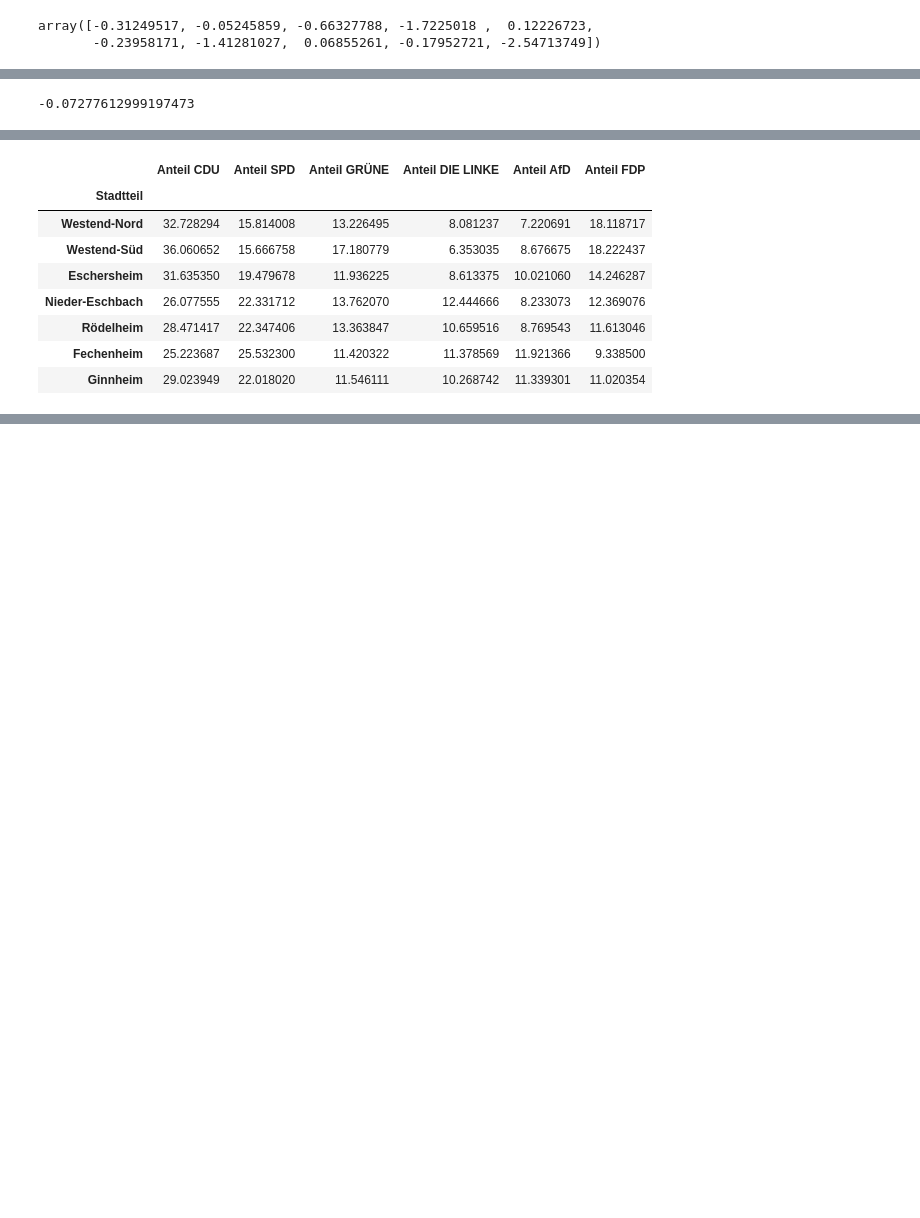
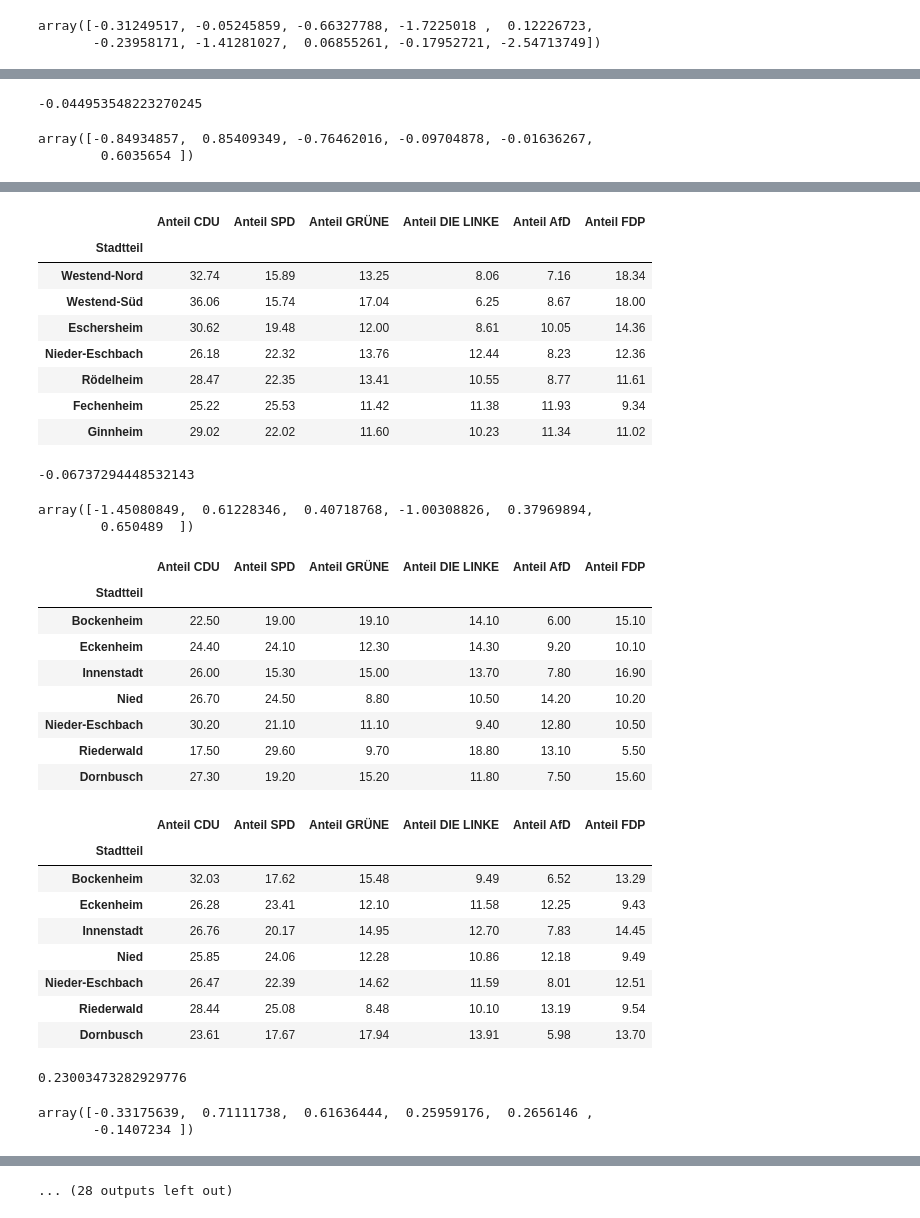
Before and after one commit to 5yntek/DataScienceProject, a Jupyter notebook: project_patrick.ipynb, the cells around one changed output, grey strips where cells are left out. Saved outputs shown, nothing was run; the diff lists cells and outputs as text; code cells hidden in the pictures; blank space fills up the shorter version.

```diff
--- a/project_patrick.ipynb
+++ b/project_patrick.ipynb
@@ -343,18 +343,30 @@ array([-0.31249517, -0.05245859, -0.66327788, -1.7225018 ,  0.12226723,
 from copy import deepcopy
 from sklearn.model_selection import train_test_split
 from numpy.random import RandomState
+from sklearn.metrics import r2_score
+def custom_cross_val_score(regressor, X, y, test_size=0.15, seed=1, repeats=1, scorer=None):
+    if scorer == None:
+         scorer = (lambda y_test, y_pred : r2_score(y_test,
+                                                    y_pred,
+                                                    sample_weight=None,
+                                                    multioutput='uniform_average'))
 
-def custom_cross_val_score(regressor, X, y, test_size=0.15, seed=1, repeats=1):
     random_state = RandomState(seed)
     for i in range (repeats):
         X_train, X_test, y_train, y_test = train_test_split(X, y, test_size=test_size, random_state=random_state)
         current_reg = deepcopy(regressor)
         current_reg.fit(X_train,y_train)
-        cur_df = pd.DataFrame(index=y_test.index,columns=list(y_test),data=current_reg.predict(X_test))
-        yield(current_reg.score(X_test,y_test),y_test,cur_df)
+        y_pred = current_reg.predict(X_test)
+        cur_df = pd.DataFrame(index=y_test.index,columns=list(y_test),data=y_pred)
+        score = scorer(y_test, y_pred)
+        yield(score,y_test,cur_df)
 
+
+myscorer = lambda y_test, y_pred : r2_score(y_test, y_pred, sample_weight=None, multioutput='raw_values')
 boosting = MultiOutputRegressor(estimator=GradientBoostingRegressor())
 forest = MultiOutputRegressor(estimator=RandomForestRegressor())
-for score, y_test, y_predict in custom_cross_val_score(boosting, X, Y,repeats=1):
-    display(score, y_test, y_predict)
+for data in custom_cross_val_score(boosting, X, Y,repeats=1):
+    display(*data)
+for data in custom_cross_val_score(boosting, X, Y,repeats=1,scorer=myscorer):
+    display(*data)
 # %% [output]
@@ -380,10 +414,12 @@ for score, y_test, y_predict in custom_cross_val_score(boosting, X, Y,repeats=1)
 # %%
 only_big_Y = Y[['Anteil CDU','Anteil SPD','Anteil GRÜNE','Anteil DIE LINKE','Anteil AfD','Anteil FDP']]
 
-
-for score, y_test, y_predict in custom_cross_val_score(boosting, X, only_big_Y ,repeats=1):
-    display(score, y_test, y_predict)
+pd.options.display.float_format = "{:,.2f}".format
+for data in custom_cross_val_score(boosting, X, only_big_Y, repeats=10):
+    display(*data)
 # %% [output]
--0.07277612999197473
+-0.044953548223270245
+array([-0.84934857,  0.85409349, -0.76462016, -0.09704878, -0.01636267,
+        0.6035654 ])
 |  | Anteil CDU | Anteil SPD | Anteil GRÜNE | Anteil DIE LINKE | Anteil AfD | Anteil FDP |
 | Stadtteil |  |  |  |  |  |  |
@@ -397,9 +433,33 @@ for score, y_test, y_predict in custom_cross_val_score(boosting, X, only_big_Y ,
 |  | Anteil CDU | Anteil SPD | Anteil GRÜNE | Anteil DIE LINKE | Anteil AfD | Anteil FDP |
 | Stadtteil |  |  |  |  |  |  |
-| Westend-Nord | 32.728294 | 15.814008 | 13.226495 | 8.081237 | 7.220691 | 18.118717 |
-| Westend-Süd | 36.060652 | 15.666758 | 17.180779 | 6.353035 | 8.676675 | 18.222437 |
-| Eschersheim | 31.635350 | 19.479678 | 11.936225 | 8.613375 | 10.021060 | 14.246287 |
-| Nieder-Eschbach | 26.077555 | 22.331712 | 13.762070 | 12.444666 | 8.233073 | 12.369076 |
-| Rödelheim | 28.471417 | 22.347406 | 13.363847 | 10.659516 | 8.769543 | 11.613046 |
-| Fechenheim | 25.223687 | 25.532300 | 11.420322 | 11.378569 | 11.921366 | 9.338500 |
-| Ginnheim | 29.023949 | 22.018020 | 11.546111 | 10.268742 | 11.339301 | 11.020354 |
+| Westend-Nord | 32.74 | 15.89 | 13.25 | 8.06 | 7.16 | 18.34 |
+| Westend-Süd | 36.06 | 15.74 | 17.04 | 6.25 | 8.67 | 18.00 |
+| Eschersheim | 30.62 | 19.48 | 12.00 | 8.61 | 10.05 | 14.36 |
+| Nieder-Eschbach | 26.18 | 22.32 | 13.76 | 12.44 | 8.23 | 12.36 |
+| Rödelheim | 28.47 | 22.35 | 13.41 | 10.55 | 8.77 | 11.61 |
+| Fechenheim | 25.22 | 25.53 | 11.42 | 11.38 | 11.93 | 9.34 |
+| Ginnheim | 29.02 | 22.02 | 11.60 | 10.23 | 11.34 | 11.02 |
+-0.06737294448532143
+array([-1.45080849,  0.61228346,  0.40718768, -1.00308826,  0.37969894,
+        0.650489  ])
+|  | Anteil CDU | Anteil SPD | Anteil GRÜNE | Anteil DIE LINKE | Anteil AfD | Anteil FDP |
+| Stadtteil |  |  |  |  |  |  |
+| Bockenheim | 22.50 | 19.00 | 19.10 | 14.10 | 6.00 | 15.10 |
+| Eckenheim | 24.40 | 24.10 | 12.30 | 14.30 | 9.20 | 10.10 |
+| Innenstadt | 26.00 | 15.30 | 15.00 | 13.70 | 7.80 | 16.90 |
+| Nied | 26.70 | 24.50 | 8.80 | 10.50 | 14.20 | 10.20 |
+| Nieder-Eschbach | 30.20 | 21.10 | 11.10 | 9.40 | 12.80 | 10.50 |
+| Riederwald | 17.50 | 29.60 | 9.70 | 18.80 | 13.10 | 5.50 |
+| Dornbusch | 27.30 | 19.20 | 15.20 | 11.80 | 7.50 | 15.60 |
+|  | Anteil CDU | Anteil SPD | Anteil GRÜNE | Anteil DIE LINKE | Anteil AfD | Anteil FDP |
+| Stadtteil |  |  |  |  |  |  |
+| Bockenheim | 32.03 | 17.62 | 15.48 | 9.49 | 6.52 | 13.29 |
+| Eckenheim | 26.28 | 23.41 | 12.10 | 11.58 | 12.25 | 9.43 |
+| Innenstadt | 26.76 | 20.17 | 14.95 | 12.70 | 7.83 | 14.45 |
+| Nied | 25.85 | 24.06 | 12.28 | 10.86 | 12.18 | 9.49 |
+| Nieder-Eschbach | 26.47 | 22.39 | 14.62 | 11.59 | 8.01 | 12.51 |
+| Riederwald | 28.44 | 25.08 | 8.48 | 10.10 | 13.19 | 9.54 |
+| Dornbusch | 23.61 | 17.67 | 17.94 | 13.91 | 5.98 | 13.70 |
+0.23003473282929776
+array([-0.33175639,  0.71111738,  0.61636444,  0.25959176,  0.2656146 ,
+       -0.1407234 ])
@@ -405,0 +484 @@ for score, y_test, y_predict in custom_cross_val_score(boosting, X, only_big_Y ,
+... (28 outputs left out)
```
Also changed, not shown: parts of 2 cells of this notebook.
